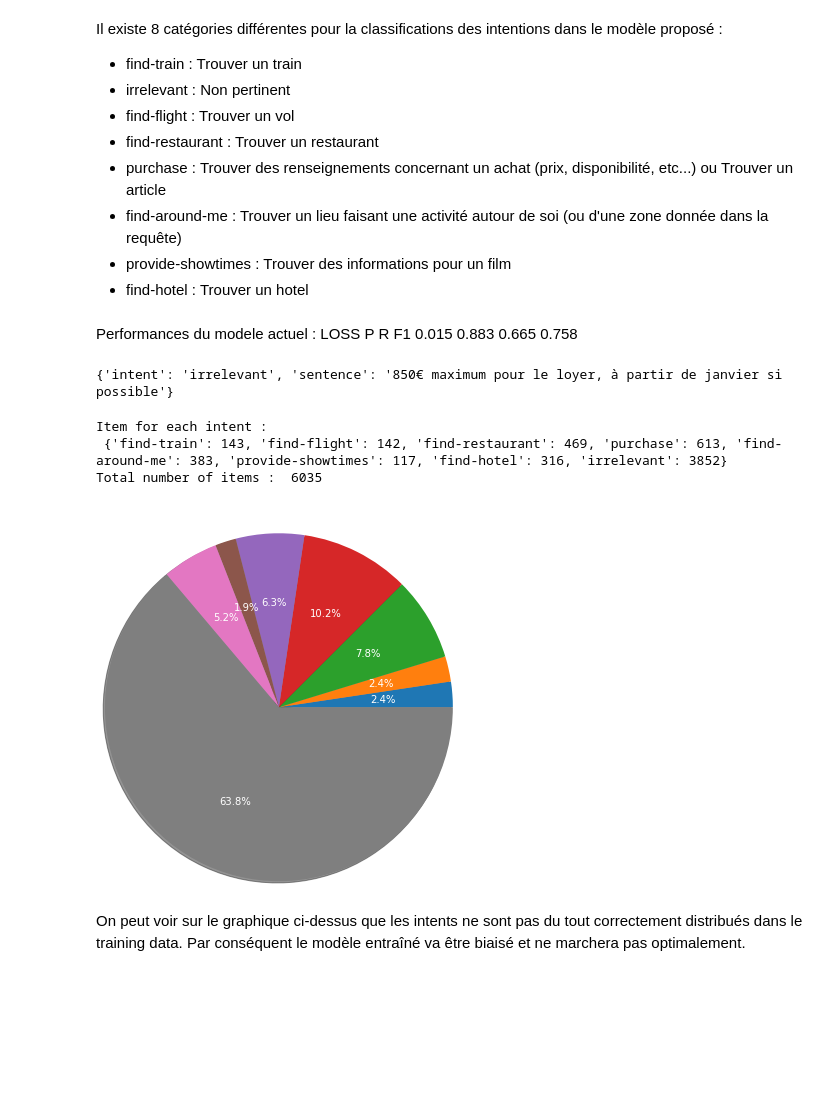
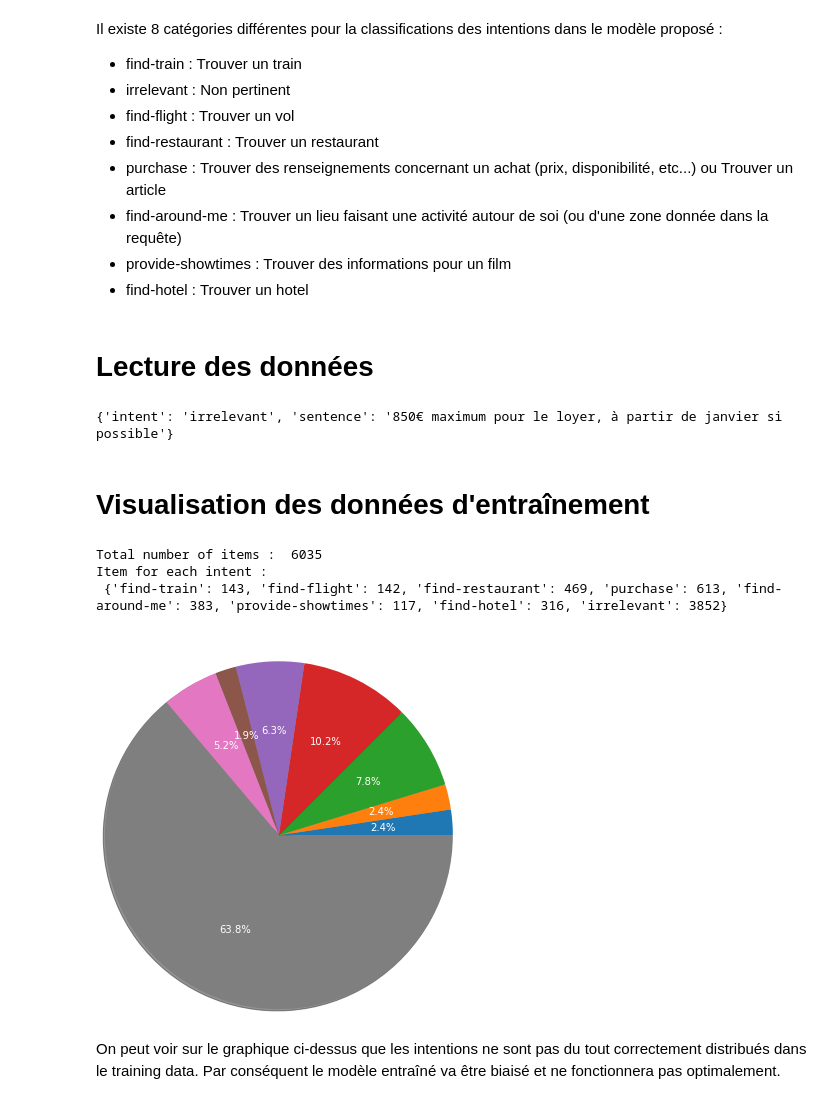
Before and after one commit to bnicol-ensc/IngeLogIAIdiwii, a Jupyter notebook: notebooks/dataVisualisation.ipynb, the cells around one changed output. Saved outputs shown, nothing was run; the diff lists cells and outputs as text; code cells hidden in the pictures; blank space fills up the shorter version.

Commit message:
reformating visualisation

```diff
--- a/notebooks/dataVisualisation.ipynb
+++ b/notebooks/dataVisualisation.ipynb
@@ -48,10 +33,8 @@ Il existe 8 catégories différentes pour la classifications des intentions dans
 - find-around-me : Trouver un lieu faisant une activité autour de soi (ou d'une zone donnée dans la requête)
 - provide-showtimes : Trouver des informations pour un film
 - find-hotel : Trouver un hotel
-# %% [markdown]
-Performances du modele actuel :
-LOSS      P       R       F1
-0.015   0.883   0.665   0.758
+# %% [markdown]
+# Lecture des données
 # %%
 # Reading training data
 with open('../data/processed/training_set.json') as f:
@@ -64,34 +47,20 @@ d_trainingData = pd.DataFrame(trainingData)
 print(trainingData[0])
 # %% [output]
 {'intent': 'irrelevant', 'sentence': '850€ maximum pour le loyer, à partir de janvier si possible'}
-# %%
-#Counting items in classes
-classes = {"find-train":0,
-           "find-flight":0,
-           "find-restaurant":0,
-           "purchase":0,
-           "find-around-me":0,
-           "provide-showtimes":0,
-           "find-hotel":0,
-           "irrelevant":0}
-
-for i in range(len(trainingData)):
-    intent = trainingData[i]['intent']
-    classes[intent] = classes.get(intent, 0) + 1
-
-print("Item for each intent :\n", classes)
-print("Total number of items : ", len(trainingData))
-
-#Distribution plot
-classesProp = [x/len(trainingData) for x in classes.values()]
-
-plt.rcParams['text.color'] = 'white'
-plt.pie(classesProp, labels=classes.keys(), autopct='%1.1f%%', shadow=True, radius=2)
-plt.show()
-# %% [output]
-Item for each intent :
- {'find-train': 143, 'find-flight': 142, 'find-restaurant': 469, 'purchase': 613, 'find-around-me': 383, 'provide-showtimes': 117, 'find-hotel': 316, 'irrelevant': 3852}
-Total number of items :  6035
-[figure, removed]
+# %% [markdown]
+# Visualisation des données d'entraînement
+# %%
+print("Total number of items : ", totalNumberOfItems(trainingData))
+
+classes = itemsInClasses(trainingData)
+print("Item for each intent :\n", classes)
+
+#Distribution plot
+classesDistribution(trainingData, classes)
+# %% [output]
+Total number of items :  6035
+Item for each intent :
+ {'find-train': 143, 'find-flight': 142, 'find-restaurant': 469, 'purchase': 613, 'find-around-me': 383, 'provide-showtimes': 117, 'find-hotel': 316, 'irrelevant': 3852}
+[figure, added]
 # %% [markdown]
-On peut voir sur le graphique ci-dessus que les intents ne sont pas du tout correctement distribués dans le training data. Par conséquent le modèle entraîné va être biaisé et ne marchera pas optimalement.
+On peut voir sur le graphique ci-dessus que les intentions ne sont pas du tout correctement distribués dans le training data. Par conséquent le modèle entraîné va être biaisé et ne fonctionnera pas optimalement.
```
Also changed, not shown: parts of 22 cells of this notebook, 5 other files.
